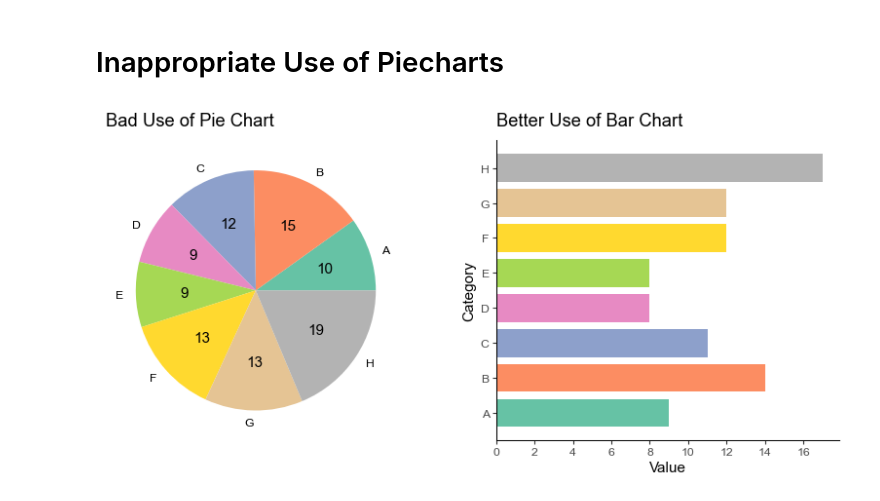
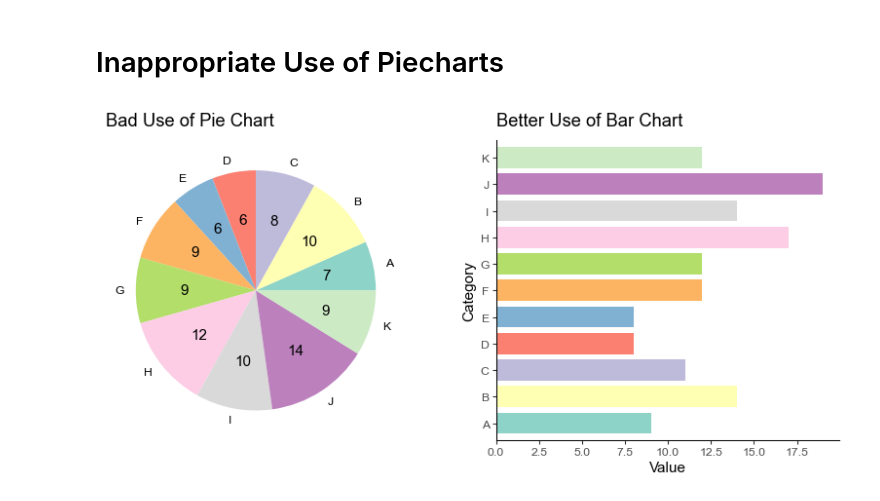
Before and after one commit to smortezah/portfolio, a Jupyter notebook: data-visualization/pitfalls/pitfalls.ipynb, the cells around one changed output. Saved outputs shown, nothing was run; the diff lists cells and outputs as text; code cells hidden in the pictures.

```diff
--- a/data-visualization/pitfalls/pitfalls.ipynb
+++ b/data-visualization/pitfalls/pitfalls.ipynb
@@ -15,35 +23,48 @@ plt.style.use("plot_style/ggplot_classic.mplstyle")
 # Inappropriate Use of Piecharts
 # %%
 # Data
-np.random.seed(7)  # set random seed for reproducibility
-n_cat = 8  # number of categories
+np.random.seed(SEED)  # set random seed for reproducibility
+n_cat = 11  # number of categories
 df = pd.DataFrame(
     {
-        "Category": [chr(i) for i in range(ord("A"), ord("A") + n_cat)],
+        "Category": list(string.ascii_uppercase[:n_cat]),
         "Value": np.random.randint(5, 20, n_cat),
     }
 )
 
 # Plot
 fig, ax = plt.subplots(nrows=1, ncols=2, figsize=(10, 4))
-colors = plt.cm.Set2.colors
+colors = plt.cm.Set3.colors
 
 # Bad Example
-bad_plot = ax[0].pie(
-    df["Value"],
+df.plot(
+    kind="pie",
+    y="Value",
     labels=df["Category"],
     autopct="%.0f",
     colors=colors,
+    title="Bad Use of Pie Chart",
+    ylabel="",
+    legend=False,
+    ax=ax[0],
 )
-ax[0].set(title="Bad Use of Pie Chart")
 
 # Good Example
-good_plot = ax[1].barh(df["Category"], df["Value"], color=colors)
-ax[1].set(title="Better Use of Bar Chart", xlabel="Value", ylabel="Category")
+df.plot(
+    kind="barh",
+    x="Category",
+    y="Value",
+    width=0.8,
+    color=colors,
+    title="Better Use of Bar Chart",
+    xlabel="Value",
+    legend=False,
+    ax=ax[1],
+)
 
 # Save plot
 plt.savefig("image/pie.png", bbox_inches="tight", dpi=200)
 
 plt.show()
 # %% [output]
-[figure, old version]
+[figure, new version]
```
Also changed, not shown: parts of 8 cells of this notebook.
